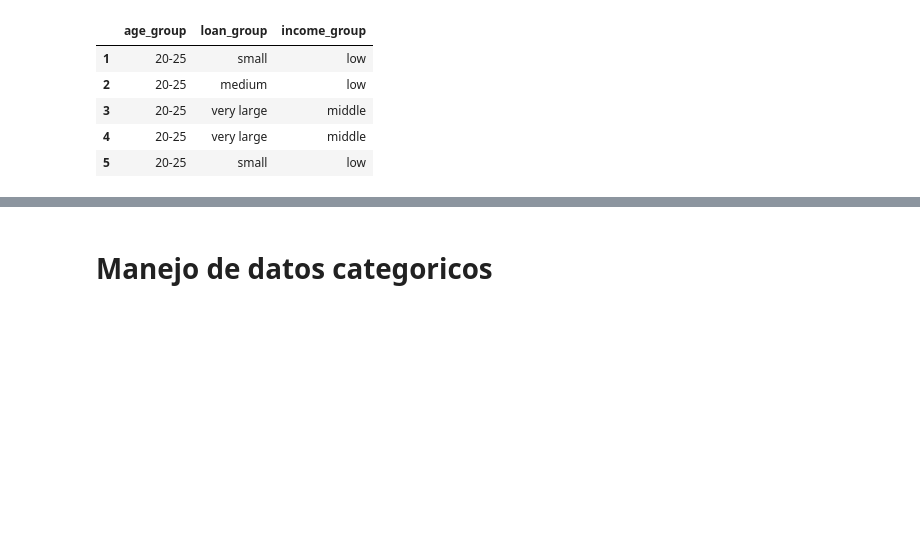
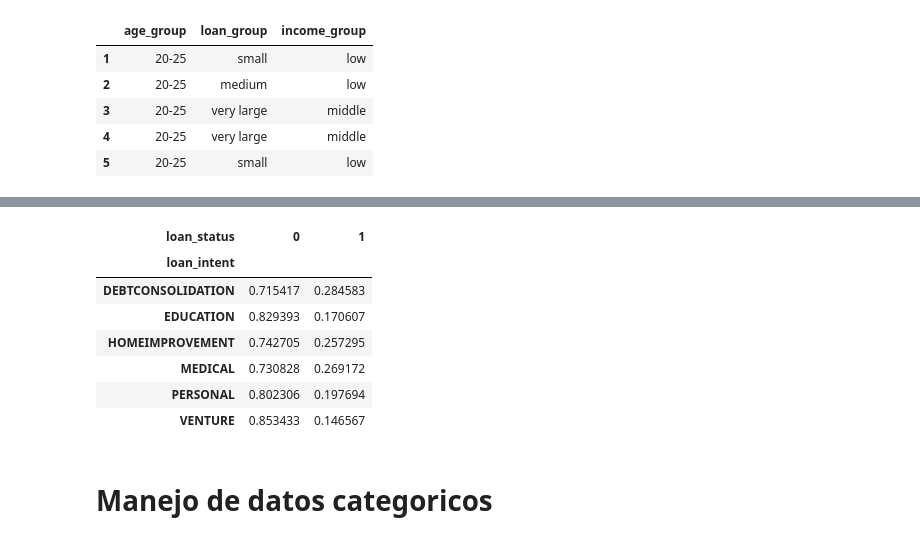
Before and after one commit to dgilrua/proyecto1-analitica, a Jupyter notebook: main.ipynb, the cells around one changed output, grey strips where cells are left out. Drawn from its saved outputs; the diff is of its cells as text; code cells hidden in the pictures; blank space fills up the shorter version.

```diff
--- a/main.ipynb
+++ b/main.ipynb
@@ -300,3 +383,14 @@ df[['age_group','loan_group','income_group']].head()
+# %%
+pd.crosstab(df['loan_intent'], df['loan_status'], normalize='index')
+# %% [output]
+| loan_status | 0 | 1 |
+| loan_intent |  |  |
+| DEBTCONSOLIDATION | 0.715417 | 0.284583 |
+| EDUCATION | 0.829393 | 0.170607 |
+| HOMEIMPROVEMENT | 0.742705 | 0.257295 |
+| MEDICAL | 0.730828 | 0.269172 |
+| PERSONAL | 0.802306 | 0.197694 |
+| VENTURE | 0.853433 | 0.146567 |
 # %% [markdown]
 # Manejo de datos categoricos
 # %% [markdown]
```
Also changed, not shown: parts of 21 cells of this notebook.
